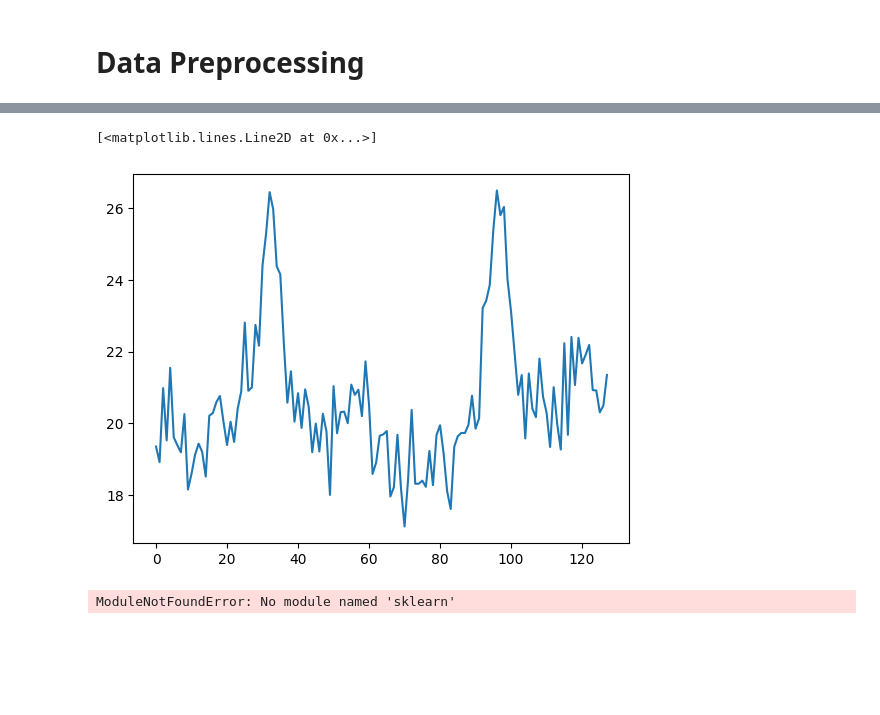
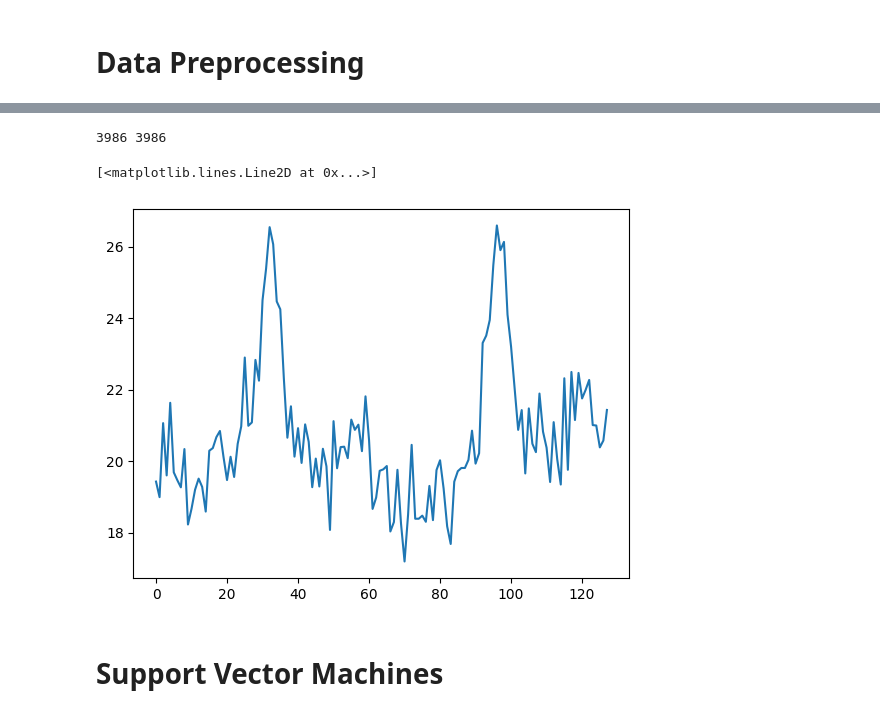
Before and after one commit to darshanmakwana412/star-galaxy-classification, a Jupyter notebook: pipeline.ipynb, the cells around one changed output, grey strips where cells are left out. Saved outputs shown, nothing was run; the diff lists cells and outputs as text; code cells hidden in the pictures; blank space fills up the shorter version.

```diff
--- a/pipeline.ipynb
+++ b/pipeline.ipynb
@@ -52,3 +69,3 @@ print(len(img_pths), len(img_labels), len(class_list))
 # %%
-image = cv2.imread("./dataset\galaxy\grb0422a_01_1013_1727_3.jpg", cv2.IMREAD_GRAYSCALE)
-image.shape
+image = cv2.imread(img_pths[0], cv2.IMREAD_GRAYSCALE)
+np.savetxt("img.txt", image, fmt='%i')
@@ -83,5 +72,5 @@ plt.imshow(image)
 # %%
-def project_dataset(img_pths):
+def process_dataset(img_pths):
 
     '''
     parameters
@@ -93,11 +82,11 @@ def project_dataset(img_pths):
 
     img_data = []
     for img_pth in img_pths:
-        projected_values = []
+        processed_values = []
         image = cv2.imread(img_pth, cv2.IMREAD_GRAYSCALE)
-        image = np.array(image)/256
-        projected_values.extend(np.sum(image, axis=0))
-        projected_values.extend(np.sum(image, axis=1))
-        img_data.append(projected_values)
+        image = np.array(image)/255
+        processed_values.extend(np.sum(image, axis=0))
+        processed_values.extend(np.sum(image, axis=1))
+        img_data.append(processed_values)
 
     return img_data
@@ -126,8 +93,15 @@ X_data
+# %%
+x_data = process_dataset(img_pths)
+y_data = img_labels
+# %%
+print(len(x_data), len(y_data))
+# %% [output]
+3986 3986
 # %%
-plt.plot(X_data[0])
+plt.plot(x_data[0])
 # %% [output]
 [<matplotlib.lines.Line2D at 0x...>]
-[figure, old version]
+[figure, new version]
 # %%
 def shuffle_dataset(data, labels):
 
@@ -151,8 +125,2 @@ X, y = shuffle_dataset(X_data, img_labels)
-# %%
-from sklearn.linear_model import LogisticRegression
-logisticRegr = LogisticRegression()
-logisticRegr.fit(X, y)
-# %% [output]
-ModuleNotFoundError: No module named 'sklearn'
 # %%
 from sklearn.model_selection import train_test_split
@@ -159,0 +129,2 @@ x_train, x_test, y_train, y_test = train_test_split(digits.data, digits.target,
+# %% [markdown]
+# Support Vector Machines
```
Also changed, not shown: parts of 22 cells of this notebook, 1 other file.
